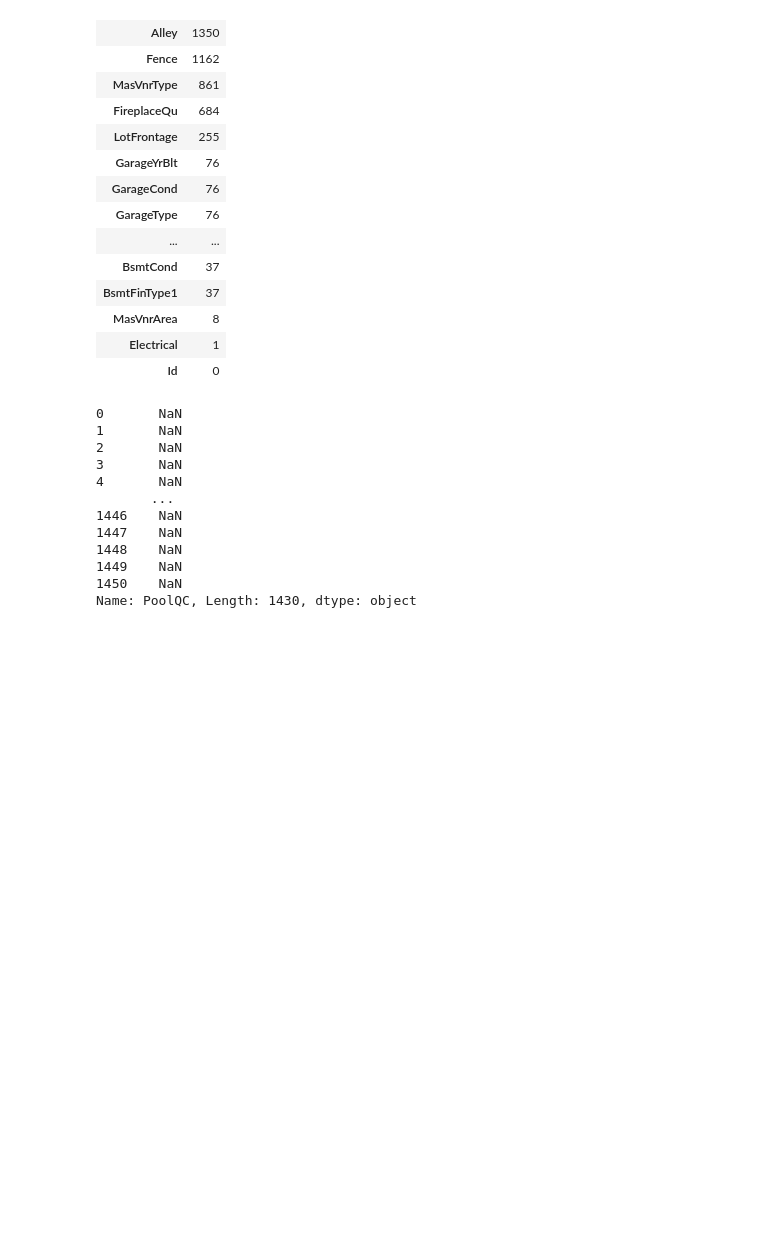
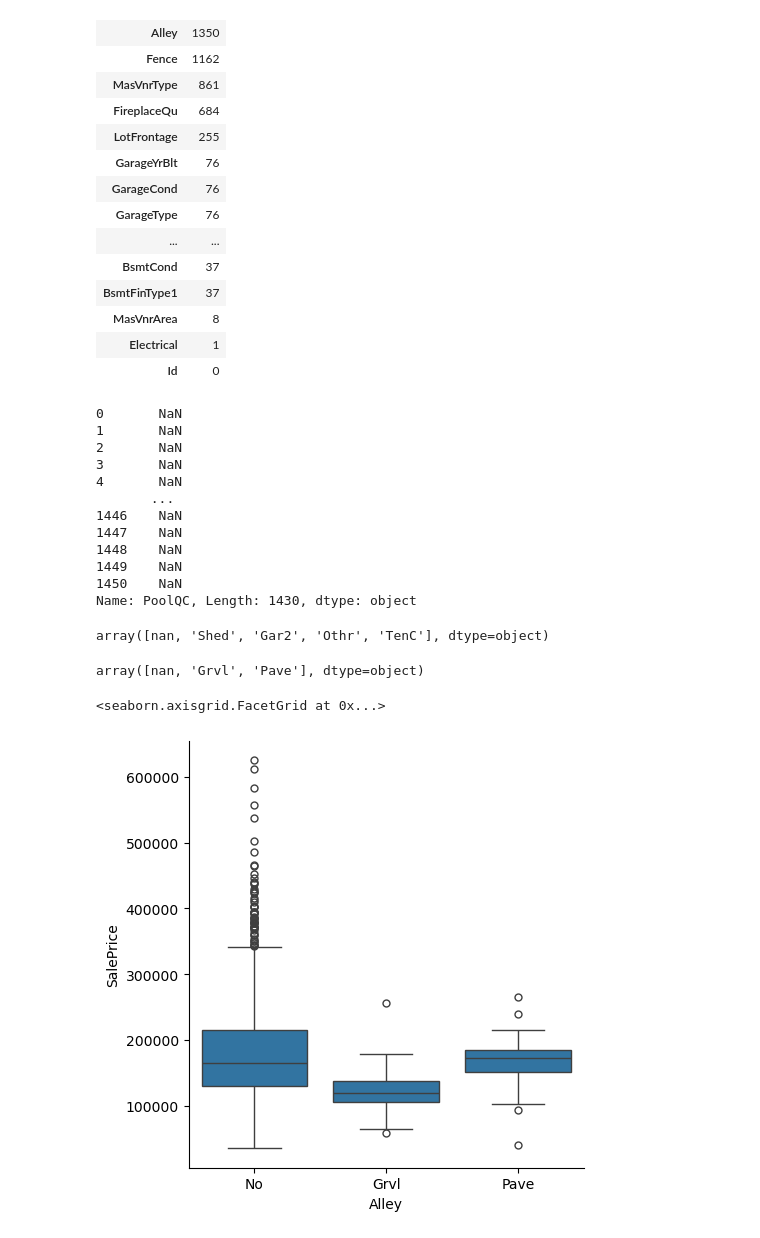
Before and after one commit to Generic-alias/jupyter-regressionmodel, a Jupyter notebook: houseregression.ipynb, the cells around one changed output. Drawn from its saved outputs; the diff is of its cells as text; code cells hidden in the pictures; blank space fills up the shorter version.

Commit message:
more data preprocessing

```diff
--- a/houseregression.ipynb
+++ b/houseregression.ipynb
@@ -411,3 +411,19 @@ train_df.PoolQC.head(1430)
 1449    NaN
 1450    NaN
 Name: PoolQC, Length: 1430, dtype: object
+# %%
+train_df['MiscFeature'].unique()
+# %% [output]
+array([nan, 'Shed', 'Gar2', 'Othr', 'TenC'], dtype=object)
+# %%
+train_df["Alley"].unique()
+# %% [output]
+array([nan, 'Grvl', 'Pave'], dtype=object)
+# %%
+train_df["Alley"]=train_df["Alley"].fillna('No')
+test_df["Alley"]=test_df["Alley"].fillna("No")
+# %%
+sns.catplot(x="Alley",y="SalePrice",data=train_df,kind="box")
+# %% [output]
+<seaborn.axisgrid.FacetGrid at 0x...>
+[figure, added]
```
Also changed, not shown: parts of 13 cells of this notebook.
